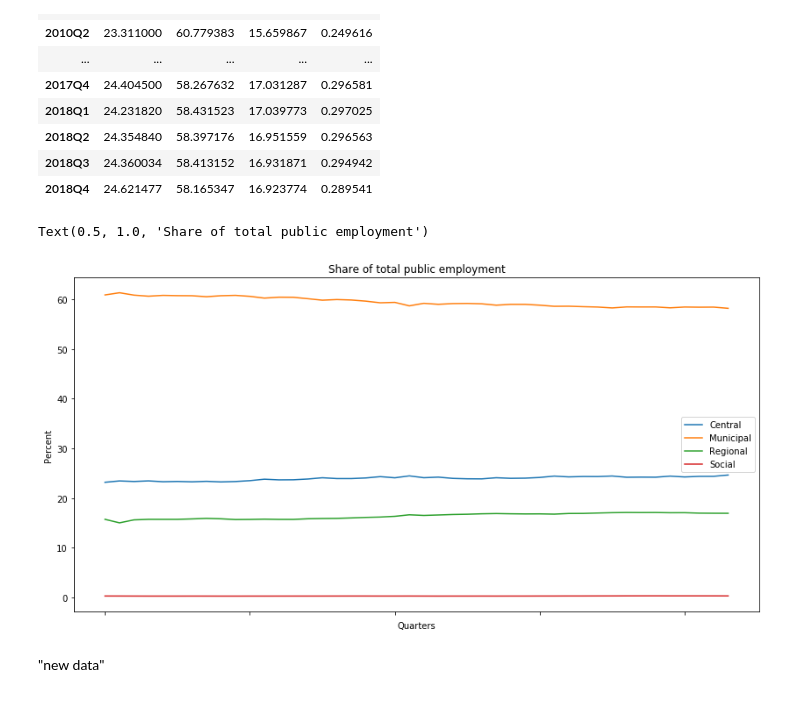
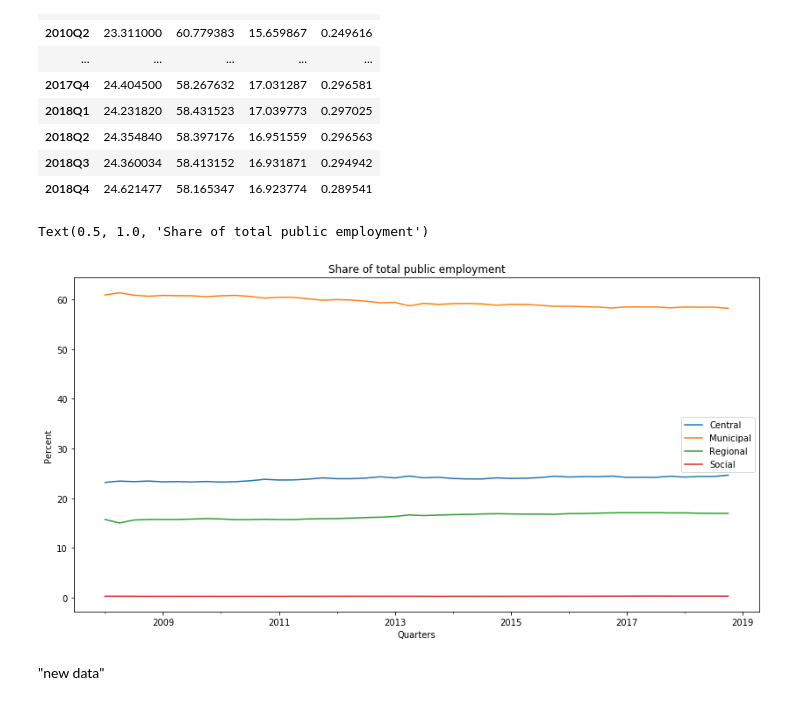
Before and after one commit to NumEconCopenhagen/projects-2019-nx31, a Jupyter notebook: dataproject/NX31_Data_Project.ipynb, the cells around one changed output. Saved outputs shown, nothing was run; the diff lists cells and outputs as text; code cells hidden in the pictures.

```diff
--- a/dataproject/NX31_Data_Project.ipynb
+++ b/dataproject/NX31_Data_Project.ipynb
@@ -200,15 +200,19 @@ rFTEG
 # %%
 fig2, ax = plt.subplots(figsize=(14,7))
 rFTEG.plot(legend=True, ax=ax);
+
+rFTEG.reset_index(drop=True)
+FTEG_raw.set_index('Quarter')
+rFTEG.index = pd.DatetimeIndex(data=rFTEG.index)
 
 ax.set_xlabel("Quarters")
 ax.set_ylabel("Percent")
 ax.set_title("Share of total public employment")
 
 # move the legend, put numbers on the x-axis, maybe ""%"" on y-axis
 # %% [output]
 Text(0.5, 1.0, 'Share of total public employment')
-[figure, old version]
+[figure, new version]
 # %% [markdown]
 "new data"
 # %%
```
Also changed, not shown: parts of 3 cells of this notebook.
